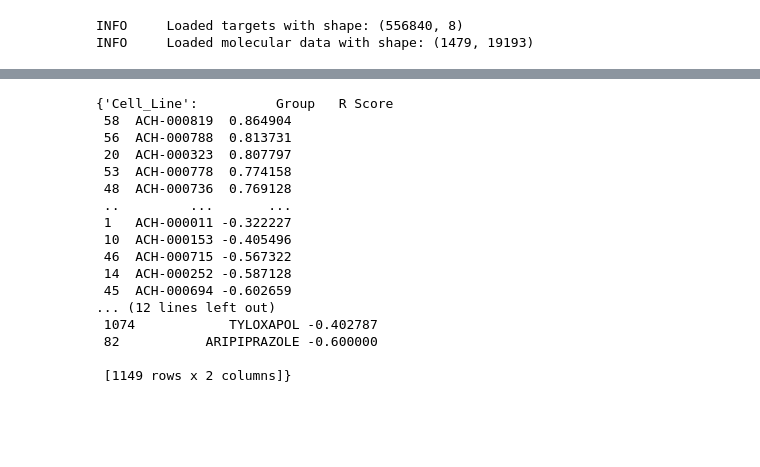
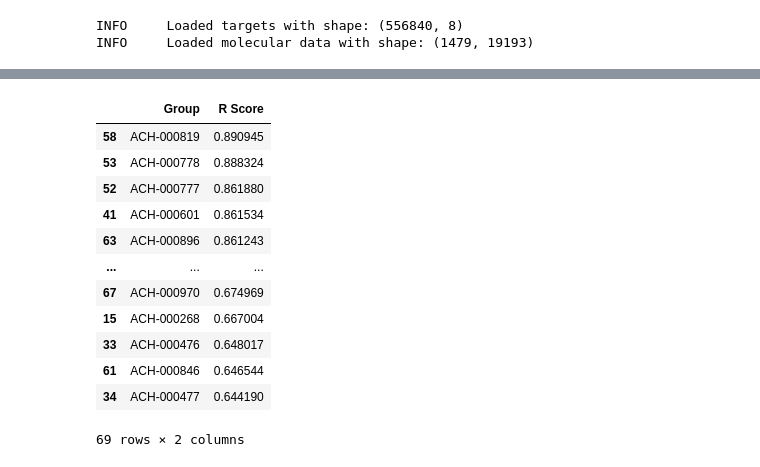
Before and after one commit to PhGK/NeurixAI, a Jupyter notebook: notebooks/evaluation/evaluation.ipynb, the cells around one changed output, grey strips where cells are left out. Drawn from its saved outputs; the diff is of its cells as text; code cells hidden in the pictures; blank space fills up the shorter version.

```diff
--- a/notebooks/evaluation/evaluation.ipynb
+++ b/notebooks/evaluation/evaluation.ipynb
@@ -118,20 +115,16 @@ for group_by_feature in group_by_features:
-# %%
-grouped_dfs
-# %% [output]
-{'Cell_Line':          Group   R Score
- 58  ACH-000819  0.864904
- 56  ACH-000788  0.813731
- 20  ACH-000323  0.807797
- 53  ACH-000778  0.774158
- 48  ACH-000736  0.769128
- ..         ...       ...
- 1   ACH-000011 -0.322227
- 10  ACH-000153 -0.405496
- 46  ACH-000715 -0.567322
- 14  ACH-000252 -0.587128
- 45  ACH-000694 -0.602659
-... (12 lines left out)
- 1074            TYLOXAPOL -0.402787
- 82           ARIPIPRAZOLE -0.600000
-
- [1149 rows x 2 columns]}
+# %%
+grouped_dfs_val["cell_line"]
+# %% [output]
+|  | Group | R Score |
+| 58 | ACH-000819 | 0.890945 |
+| 53 | ACH-000778 | 0.888324 |
+| 52 | ACH-000777 | 0.861880 |
+| 41 | ACH-000601 | 0.861534 |
+| 63 | ACH-000896 | 0.861243 |
+| ... | ... | ... |
+| 67 | ACH-000970 | 0.674969 |
+| 15 | ACH-000268 | 0.667004 |
+| 33 | ACH-000476 | 0.648017 |
+| 61 | ACH-000846 | 0.646544 |
+| 34 | ACH-000477 | 0.644190 |
+69 rows × 2 columns
```
Also changed, not shown: parts of 13 cells of this notebook.
